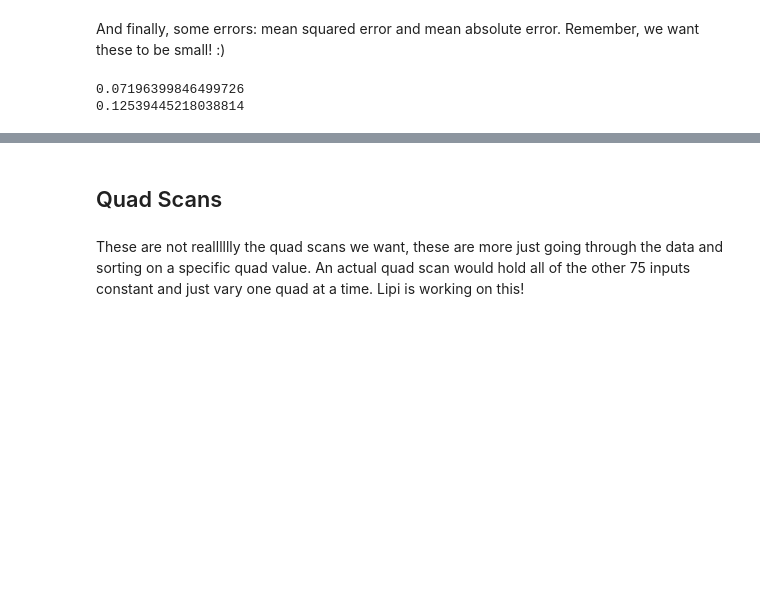
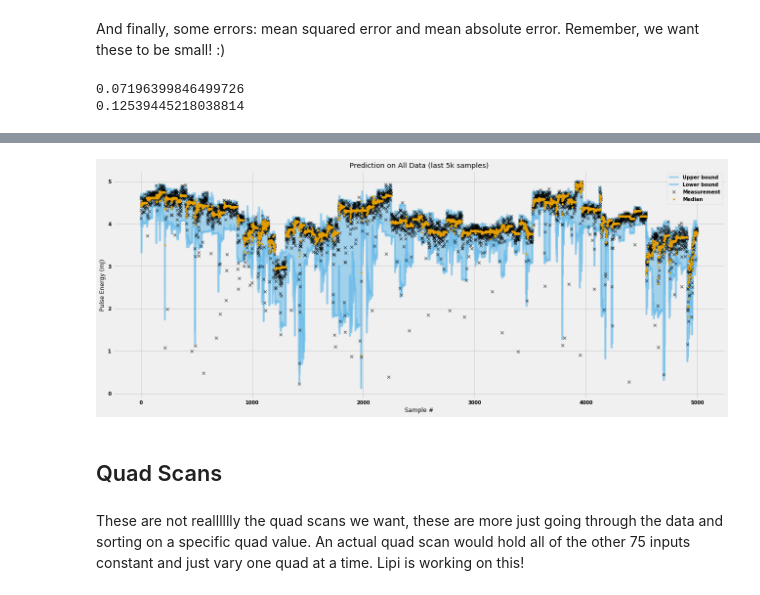
Before and after one commit to lipigupta/FEL-UQ, a Jupyter notebook: QR--Base.ipynb, the cells around one changed output, grey strips where cells are left out. Drawn from its saved outputs; the diff is of its cells as text; code cells hidden in the pictures; blank space fills up the shorter version.

```diff
--- a/QR--Base.ipynb
+++ b/QR--Base.ipynb
@@ -251,3 +297,11 @@ print(mae)
+# %%
+qru.basic_plotting(ub_pred[-5000:,:], lb_pred[-5000:,:], median_pred[-5000:,:], out[-5000:])
+plt.title("Prediction on All Data (last 5k samples)")
+plt.ylabel("Pulse Energy (mJ)")
+plt.xlabel("Sample #")
+plt.show()
+# %% [output]
+[figure, added]
 # %% [markdown]
 ## Quad Scans
 # %% [markdown]
```
Also changed, not shown: parts of 7 cells of this notebook, 2 other files.
